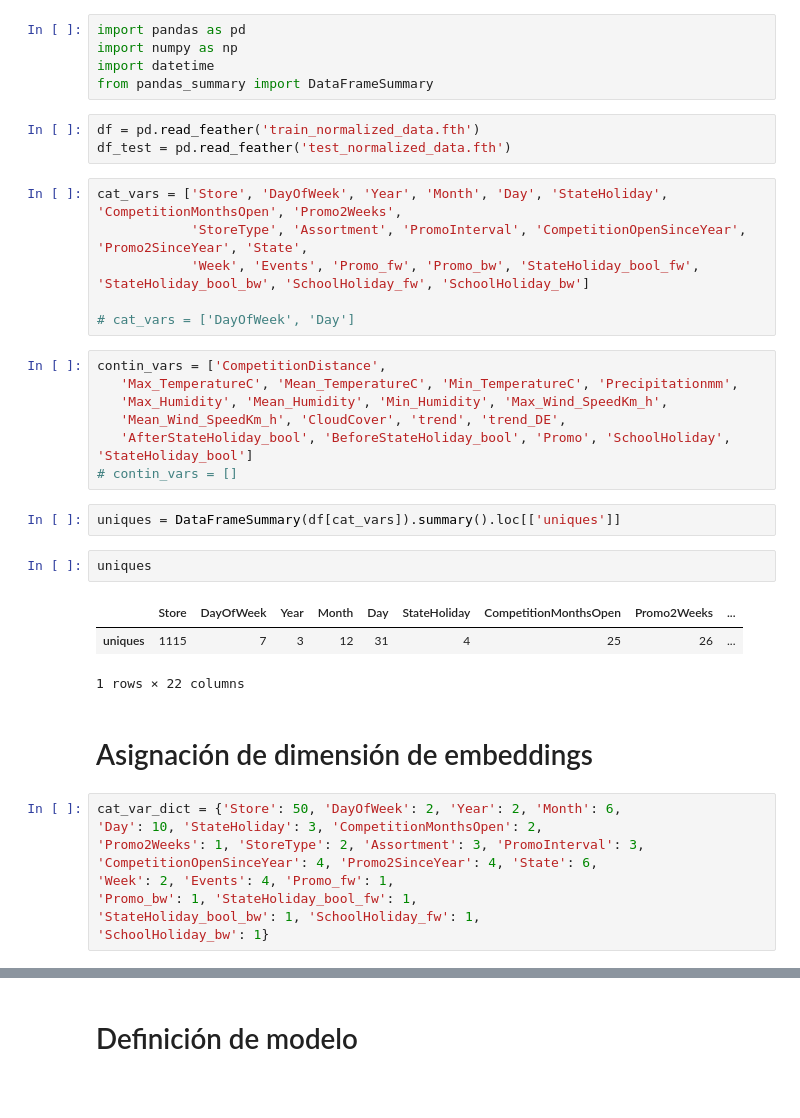
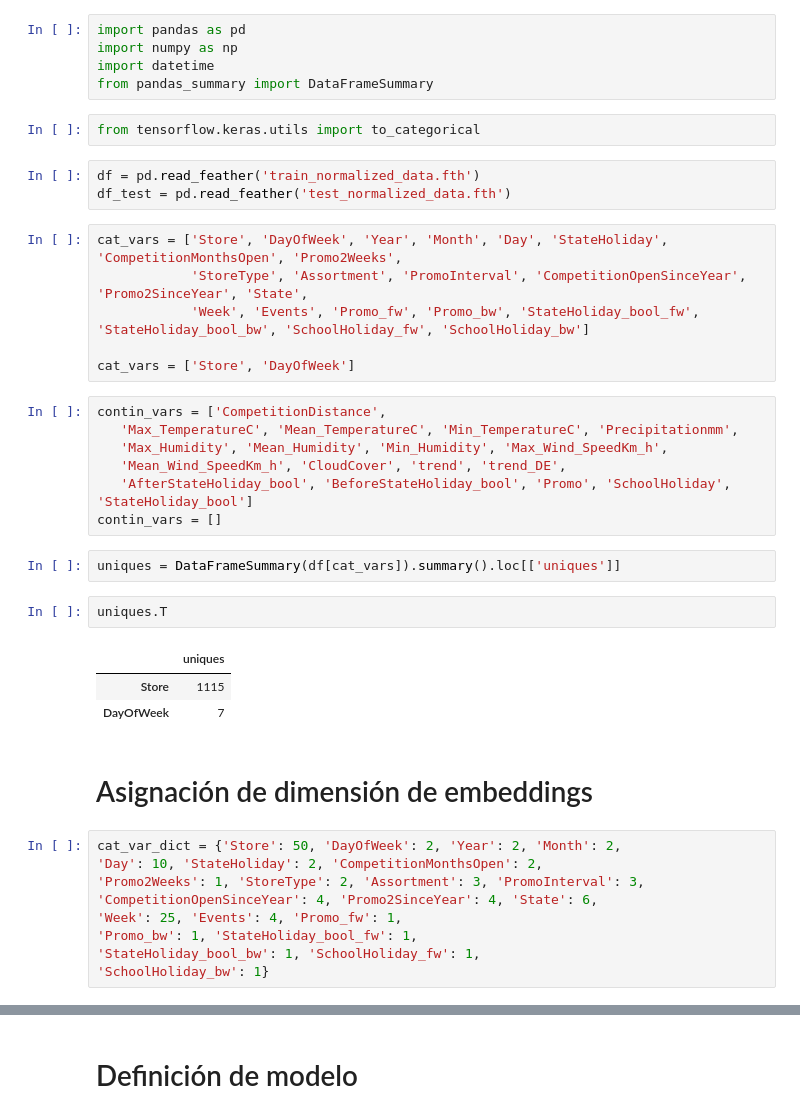
Before and after one commit to deeplearning-itba/kaggle-rossmann, a Jupyter notebook: 06-full-model.ipynb, the cells around one changed output, grey strips where cells are left out. Drawn from its saved outputs; the diff is of its cells as text; blank space fills up the shorter version.

```diff
--- a/06-full-model.ipynb
+++ b/06-full-model.ipynb
@@ -9,6 +9,8 @@ import pandas as pd
 import numpy as np
 import datetime
 from pandas_summary import DataFrameSummary
+# %%
+from tensorflow.keras.utils import to_categorical
 # %%
 df = pd.read_feather('train_normalized_data.fth')
 df_test = pd.read_feather('test_normalized_data.fth')
@@ -17,30 +19,30 @@ cat_vars = ['Store', 'DayOfWeek', 'Year', 'Month', 'Day', 'StateHoliday', 'Compe
             'StoreType', 'Assortment', 'PromoInterval', 'CompetitionOpenSinceYear', 'Promo2SinceYear', 'State',
             'Week', 'Events', 'Promo_fw', 'Promo_bw', 'StateHoliday_bool_fw', 'StateHoliday_bool_bw', 'SchoolHoliday_fw', 'SchoolHoliday_bw']
 
-# cat_vars = ['DayOfWeek', 'Day']
+cat_vars = ['Store', 'DayOfWeek']
 # %%
 contin_vars = ['CompetitionDistance',
    'Max_TemperatureC', 'Mean_TemperatureC', 'Min_TemperatureC', 'Precipitationmm',
    'Max_Humidity', 'Mean_Humidity', 'Min_Humidity', 'Max_Wind_SpeedKm_h',
    'Mean_Wind_SpeedKm_h', 'CloudCover', 'trend', 'trend_DE',
    'AfterStateHoliday_bool', 'BeforeStateHoliday_bool', 'Promo', 'SchoolHoliday', 'StateHoliday_bool']
-# contin_vars = []
+contin_vars = []
 # %%
 uniques = DataFrameSummary(df[cat_vars]).summary().loc[['uniques']]
 # %%
-uniques
+uniques.T
 # %% [output]
-|  | Store | DayOfWeek | Year | Month | Day | StateHoliday | CompetitionMonthsOpen | Promo2Weeks | ... |
-| uniques | 1115 | 7 | 3 | 12 | 31 | 4 | 25 | 26 | ... |
+|  | uniques |
+| Store | 1115 |
+| DayOfWeek | 7 |
-1 rows × 22 columns
 # %% [markdown]
 # Asignación de dimensión de embeddings
 # %%
-cat_var_dict = {'Store': 50, 'DayOfWeek': 2, 'Year': 2, 'Month': 6,
-'Day': 10, 'StateHoliday': 3, 'CompetitionMonthsOpen': 2,
+cat_var_dict = {'Store': 50, 'DayOfWeek': 2, 'Year': 2, 'Month': 2,
+'Day': 10, 'StateHoliday': 2, 'CompetitionMonthsOpen': 2,
 'Promo2Weeks': 1, 'StoreType': 2, 'Assortment': 3, 'PromoInterval': 3,
 'CompetitionOpenSinceYear': 4, 'Promo2SinceYear': 4, 'State': 6,
-'Week': 2, 'Events': 4, 'Promo_fw': 1,
+'Week': 25, 'Events': 4, 'Promo_fw': 1,
 'Promo_bw': 1, 'StateHoliday_bool_fw': 1,
 'StateHoliday_bool_bw': 1, 'SchoolHoliday_fw': 1,
 'SchoolHoliday_bw': 1}
```
Also changed, not shown: parts of 22 cells of this notebook, 4 other files.
